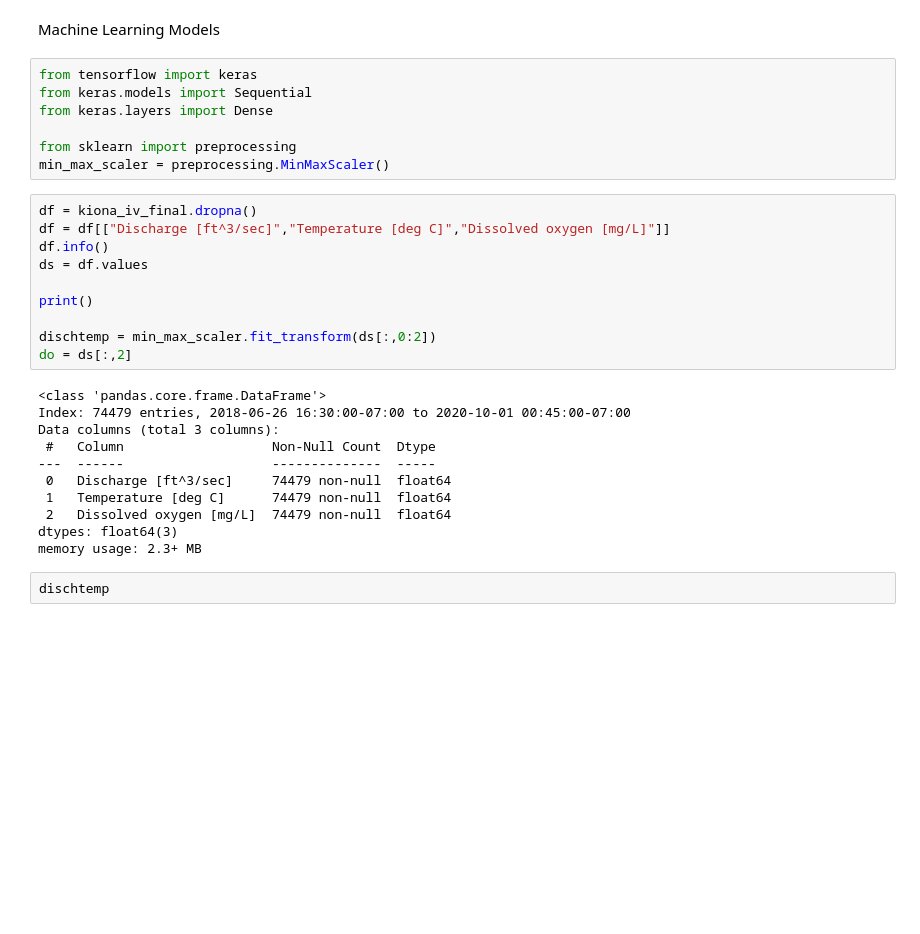
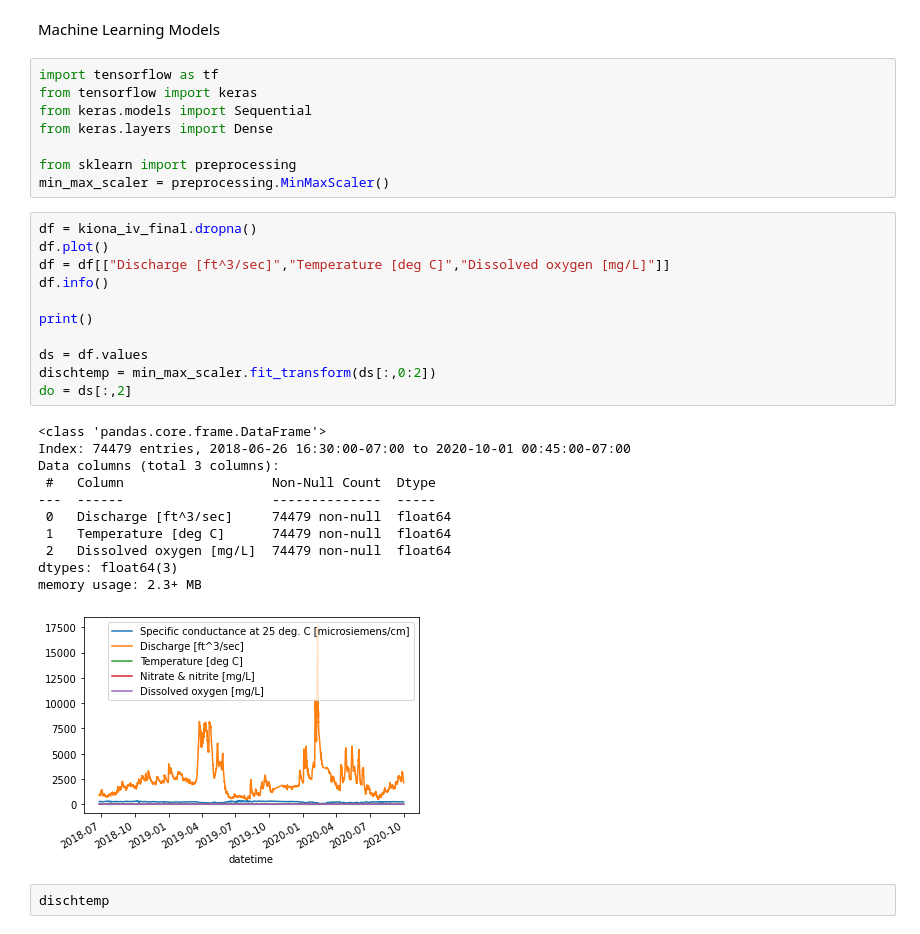
Before and after one commit to isosafrasaurus/pnnl_watersheds, a Jupyter notebook: nwis_data_analysis.ipynb, the cells around one changed output. Drawn from its saved outputs; the diff is of its cells as text; blank space fills up the shorter version.

```diff
--- a/nwis_data_analysis.ipynb
+++ b/nwis_data_analysis.ipynb
@@ -222,6 +222,7 @@ Map(center=[47, -120], controls=(ZoomControl(options=['position', 'zoom_in_text'
 # %% [markdown]
 Machine Learning Models
 # %%
+import tensorflow as tf
 from tensorflow import keras
 from keras.models import Sequential
 from keras.layers import Dense
@@ -230,25 +231,27 @@ from sklearn import preprocessing
 min_max_scaler = preprocessing.MinMaxScaler()
 # %%
 df = kiona_iv_final.dropna()
+df.plot()
 df = df[["Discharge [ft^3/sec]","Temperature [deg C]","Dissolved oxygen [mg/L]"]]
 df.info()
-ds = df.values
 
 print()
 
+ds = df.values
 dischtemp = min_max_scaler.fit_transform(ds[:,0:2])
 do = ds[:,2]
 # %% [output]
 <class 'pandas.core.frame.DataFrame'>
 Index: 74479 entries, 2018-06-26 16:30:00-07:00 to 2020-10-01 00:45:00-07:00
 Data columns (total 3 columns):
  #   Column                   Non-Null Count  Dtype
 ---  ------                   --------------  -----
  0   Discharge [ft^3/sec]     74479 non-null  float64
  1   Temperature [deg C]      74479 non-null  float64
  2   Dissolved oxygen [mg/L]  74479 non-null  float64
 dtypes: float64(3)
 memory usage: 2.3+ MB
+[figure, added]
 # %%
 dischtemp
 # %% [output]
```
Also changed, not shown: parts of 6 cells of this notebook, 10 other files.
